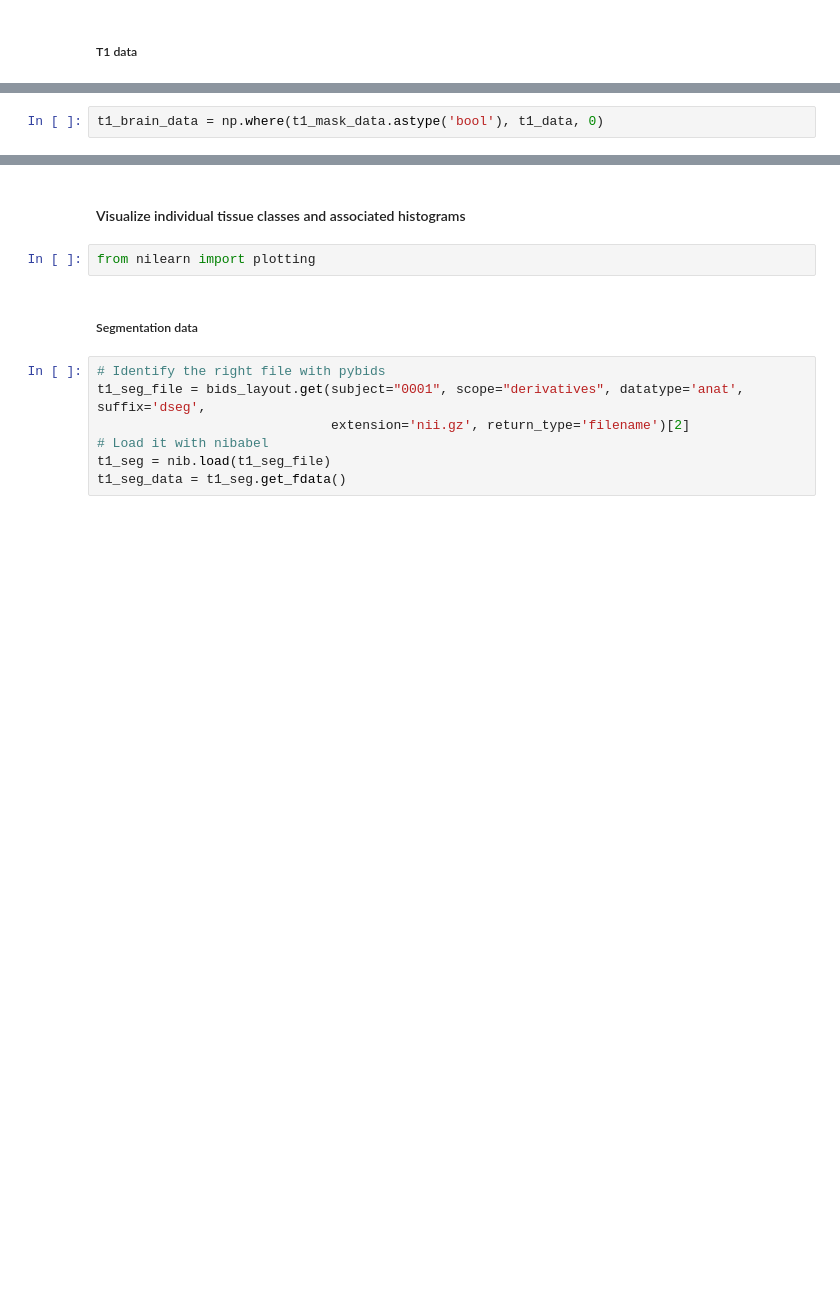
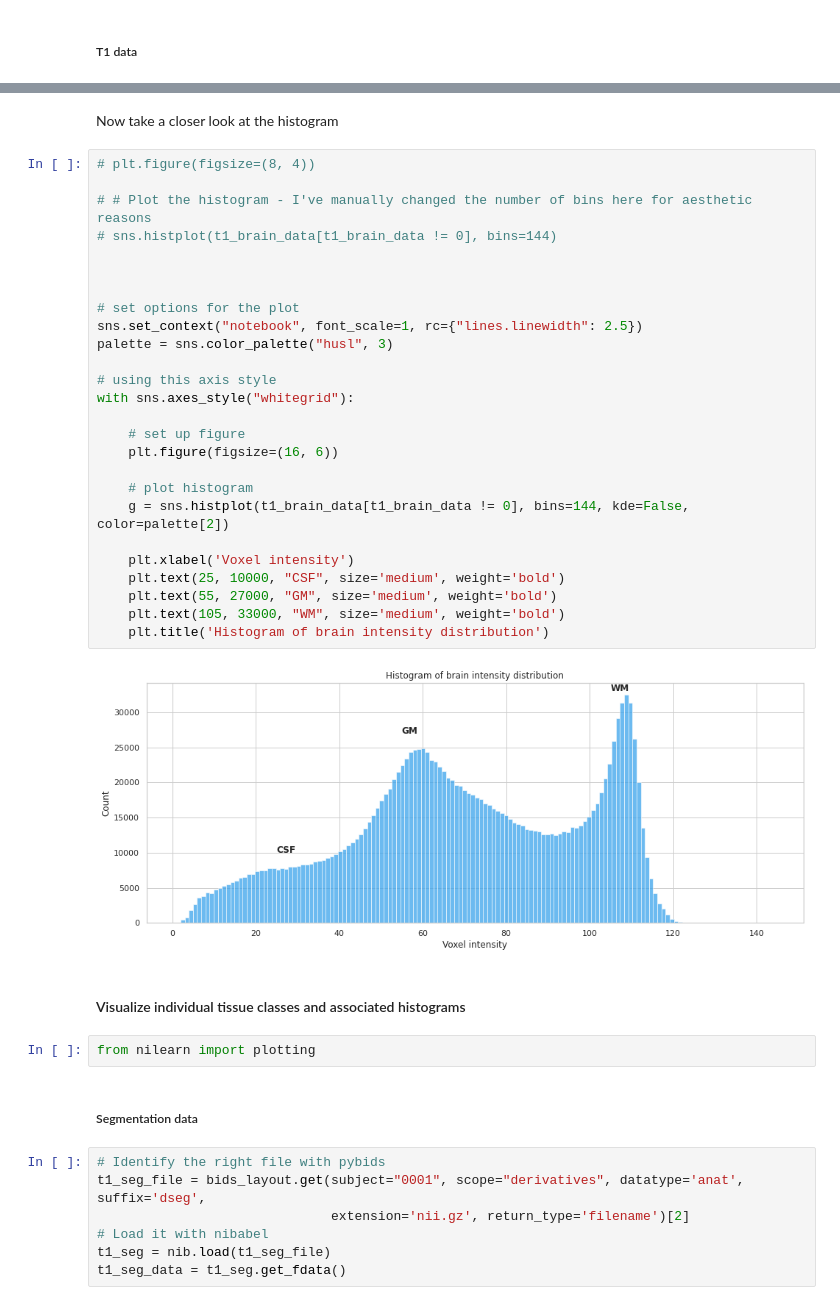
Before and after one commit to mary-tziraki/IDEAS_SDC, a Jupyter notebook: code/08-sMRI-segmentation-parcellation.ipynb, the cells around one changed output, grey strips where cells are left out. Cells and saved outputs as stored; diff of their text form; blank space fills up the shorter version.

```diff
--- a/code/08-sMRI-segmentation-parcellation.ipynb
+++ b/code/08-sMRI-segmentation-parcellation.ipynb
@@ -109,2 +53,0 @@ t1_mask_data = t1_mask.get_fdata()
-# %%
-t1_brain_data = np.where(t1_mask_data.astype('bool'), t1_data, 0)
@@ -144,3 +72,33 @@ plt.text(240000, 30000, "WM", size='medium', weight='bold');
+# %% [markdown]
+Now take a closer look at the histogram
+# %%
+# plt.figure(figsize=(8, 4))
+
+# # Plot the histogram - I've manually changed the number of bins here for aesthetic reasons
+# sns.histplot(t1_brain_data[t1_brain_data != 0], bins=144)
+
+
+
+# set options for the plot
+sns.set_context("notebook", font_scale=1, rc={"lines.linewidth": 2.5})
+palette = sns.color_palette("husl", 3)
+
+# using this axis style
+with sns.axes_style("whitegrid"):
+
+    # set up figure
+    plt.figure(figsize=(16, 6))
+
+    # plot histogram
+    g = sns.histplot(t1_brain_data[t1_brain_data != 0], bins=144, kde=False, color=palette[2])
+
+    plt.xlabel('Voxel intensity')
+    plt.text(25, 10000, "CSF", size='medium', weight='bold')
+    plt.text(55, 27000, "GM", size='medium', weight='bold')
+    plt.text(105, 33000, "WM", size='medium', weight='bold')
+    plt.title('Histogram of brain intensity distribution')
+# %% [output]
+[figure, added]
 # %% [markdown]
 #### Visualize individual tissue classes and associated histograms
 # %%
```
Also changed, not shown: parts of 23 cells of this notebook.
